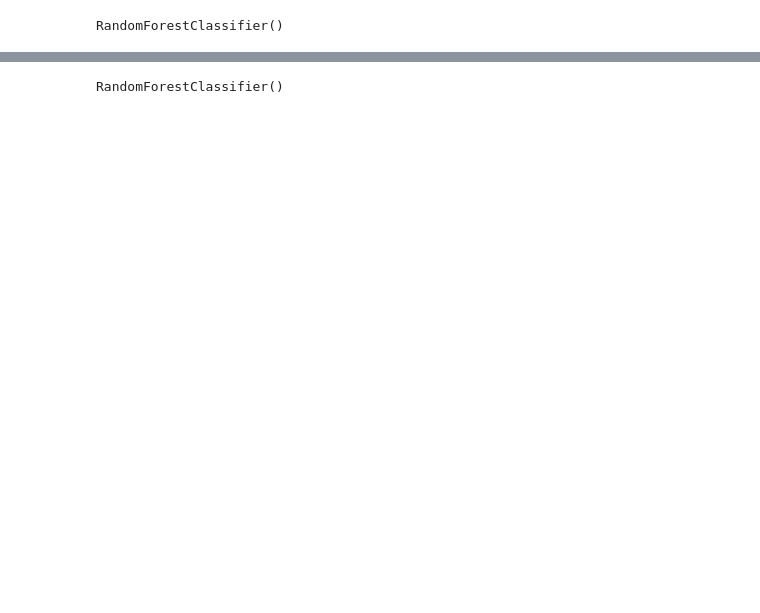
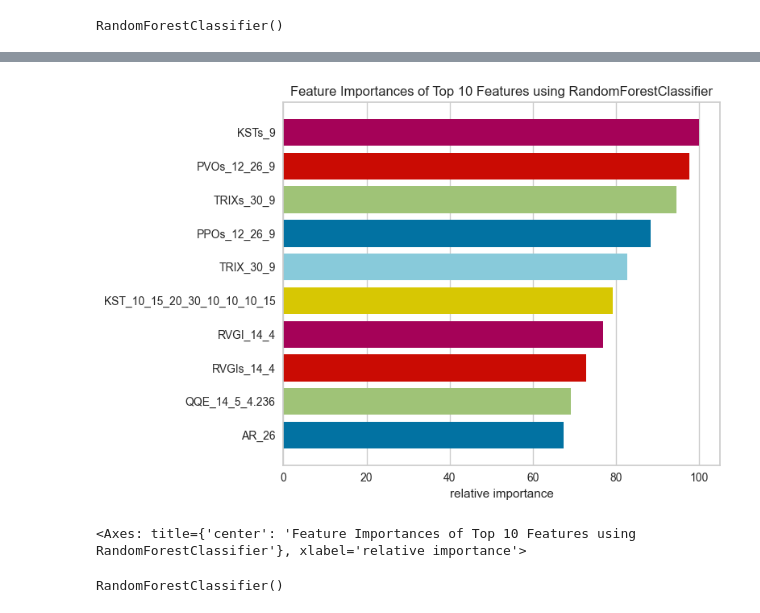
Before and after one commit to pankajti/wqu, a Jupyter notebook: ML/random forest.ipynb, the cells around one changed output, grey strips where cells are left out. Cells and saved outputs as stored; diff of their text form; code cells hidden in the pictures; blank space fills up the shorter version.

```diff
--- a/ML/random forest.ipynb
+++ b/ML/random forest.ipynb
@@ -74,3 +152,13 @@ array([[ 944,    0],
+# %%
+from sklearn.ensemble import RandomForestClassifier
+from yellowbrick.model_selection import FeatureImportances
+model = RandomForestClassifier()
+viz = FeatureImportances(model, topn = 10)
+viz.fit(X, y)
+viz.show()
+# %% [output]
+[figure, added]
+<Axes: title={'center': 'Feature Importances of Top 10 Features using RandomForestClassifier'}, xlabel='relative importance'>
 # %%
 classifier = RandomForestClassifier()
 # %%
```
Also changed, not shown: parts of 48 cells of this notebook.
